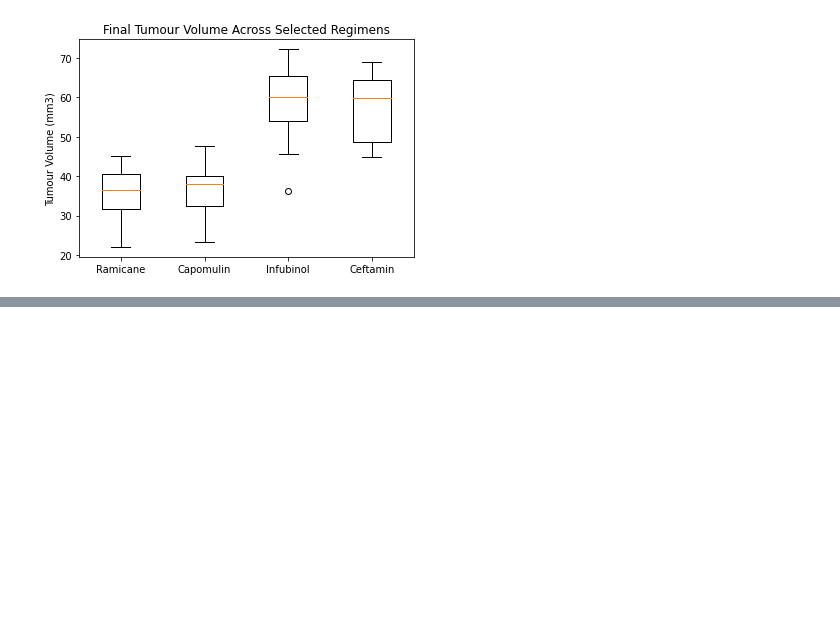
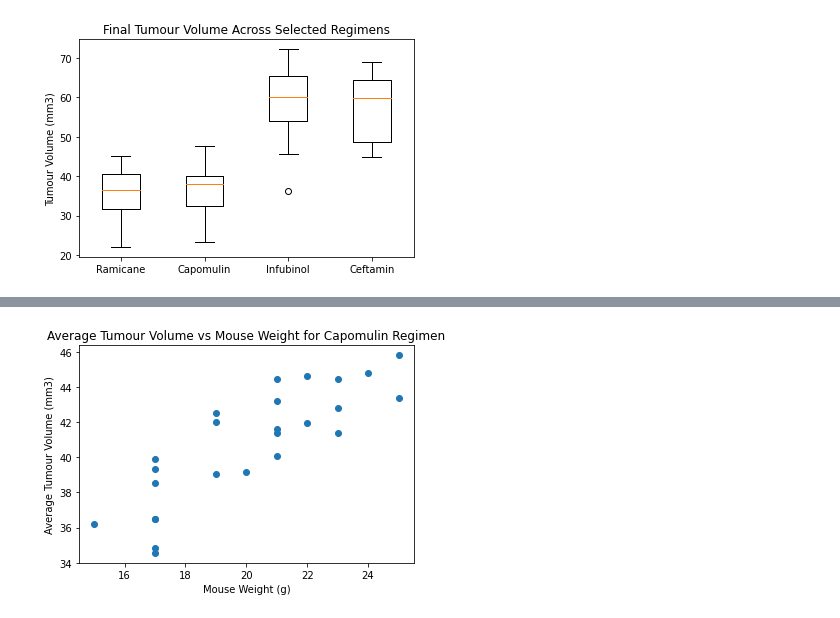
Before and after one commit to JoshMBell/Data_Visualization_Challenge, a Jupyter notebook: pymaceuticals_starter.ipynb, the cells around one changed output, grey strips where cells are left out. Saved outputs shown, nothing was run; the diff lists cells and outputs as text; code cells hidden in the pictures; blank space fills up the shorter version.

```diff
--- a/pymaceuticals_starter.ipynb
+++ b/pymaceuticals_starter.ipynb
@@ -327,3 +385,18 @@ plt.show()
+# %%
+# Filter the data for the Capomulin regimen
+capomulin_data = results_cleaned[results_cleaned['Drug_Regimen'] == 'Capomulin']
+
+grouped_data = capomulin_data.groupby('Mouse_ID').mean()
+
+plt.scatter(grouped_data['Weight_(g)'], grouped_data['Tumour_Volume_(mm3)'])
+plt.xlabel('Mouse Weight (g)')
+plt.ylabel('Average Tumour Volume (mm3)')
+plt.title('Average Tumour Volume vs Mouse Weight for Capomulin Regimen')
+
+# Show the plot
+plt.show()
+# %% [output]
+[figure, added]
 # %%
 #Calculate the correlation coefficient and linear regression model between mouse weight and average tumour volume for the Capomulin treatment.
 # %%
```
Also changed, not shown: parts of 10 cells of this notebook.
